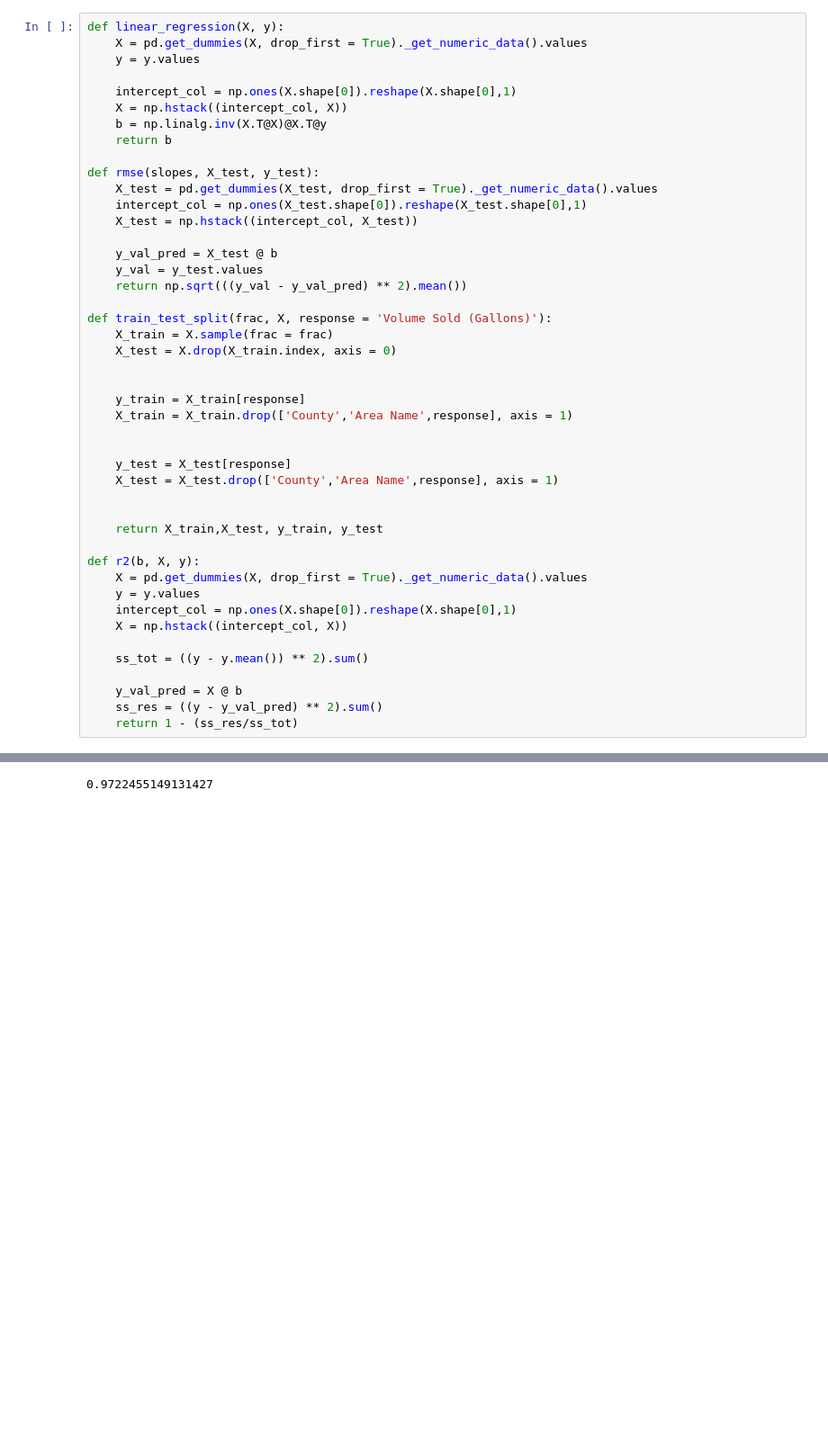
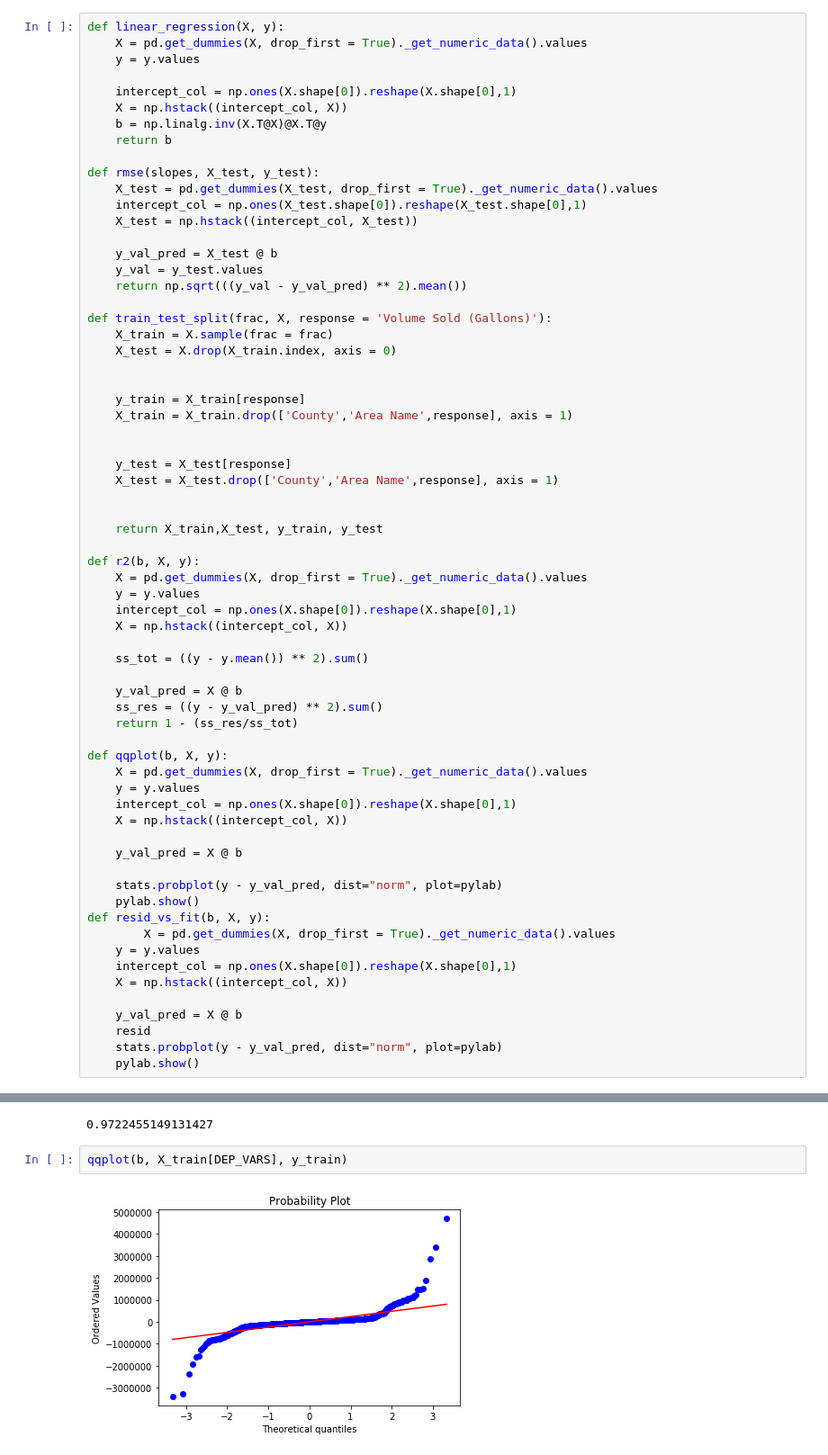
Before and after one commit to ayakkala1/Project-1-Data-401, a Jupyter notebook: anish/Iowa Alc Sales EDA.ipynb, the cells around one changed output, grey strips where cells are left out. Shown at 90% size. Saved outputs shown, nothing was run; the diff lists cells and outputs as text; blank space fills up the shorter version.

Commit message:
added qq plot and resid vs fit plot functions

```diff
--- a/anish/Iowa Alc Sales EDA.ipynb
+++ b/anish/Iowa Alc Sales EDA.ipynb
@@ -49,6 +50,27 @@ def r2(b, X, y):
     y_val_pred = X @ b
     ss_res = ((y - y_val_pred) ** 2).sum()
     return 1 - (ss_res/ss_tot)
+
+def qqplot(b, X, y):
+    X = pd.get_dummies(X, drop_first = True)._get_numeric_data().values
+    y = y.values
+    intercept_col = np.ones(X.shape[0]).reshape(X.shape[0],1)
+    X = np.hstack((intercept_col, X))
+
+    y_val_pred = X @ b
+
+    stats.probplot(y - y_val_pred, dist="norm", plot=pylab)
+    pylab.show()
+def resid_vs_fit(b, X, y):
+        X = pd.get_dummies(X, drop_first = True)._get_numeric_data().values
+    y = y.values
+    intercept_col = np.ones(X.shape[0]).reshape(X.shape[0],1)
+    X = np.hstack((intercept_col, X))
+
+    y_val_pred = X @ b
+    resid
+    stats.probplot(y - y_val_pred, dist="norm", plot=pylab)
+    pylab.show()
 # %%
 df = pd.read_csv("../data/iowaliquor.csv")
 df_sample = pd.read_csv("../data/iowa-sample.csv")
@@ -124,3 +162,7 @@ b = linear_regression(X_train[DEP_VARS], y_train)
 r2(b, X_train[DEP_VARS], y_train)
 # %% [output]
 0.9722455149131427
+# %%
+qqplot(b, X_train[DEP_VARS], y_train)
+# %% [output]
+[figure, added]
```
Also changed, not shown: parts of 2 cells of this notebook.
